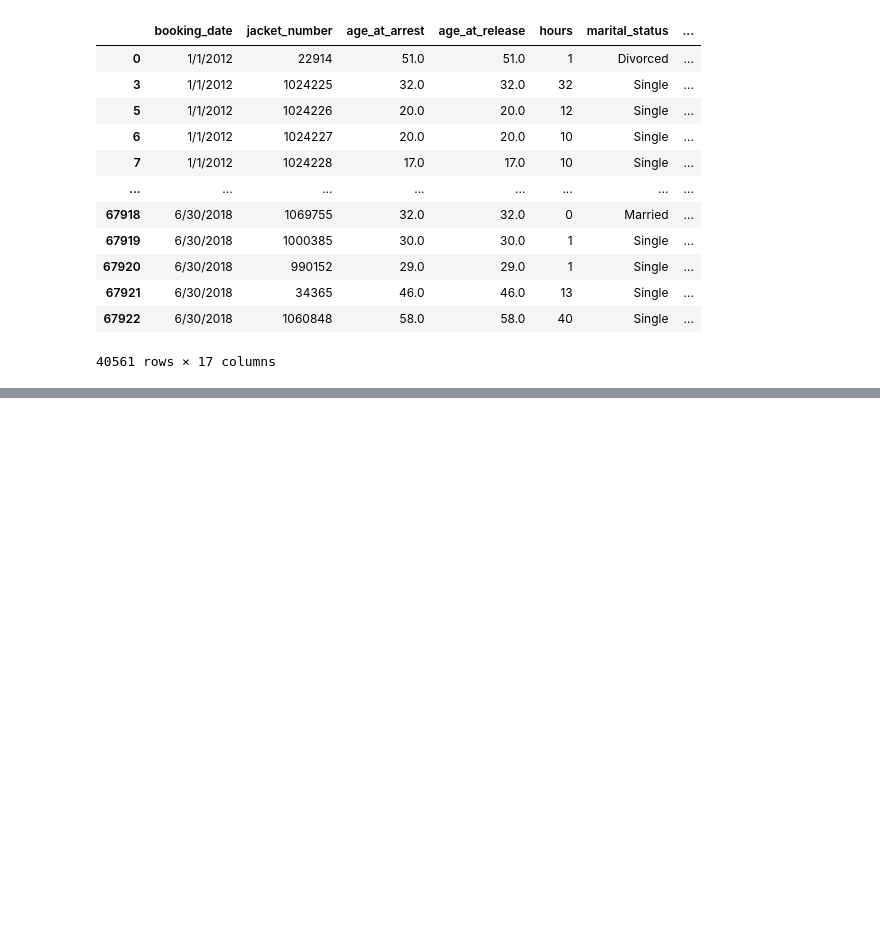
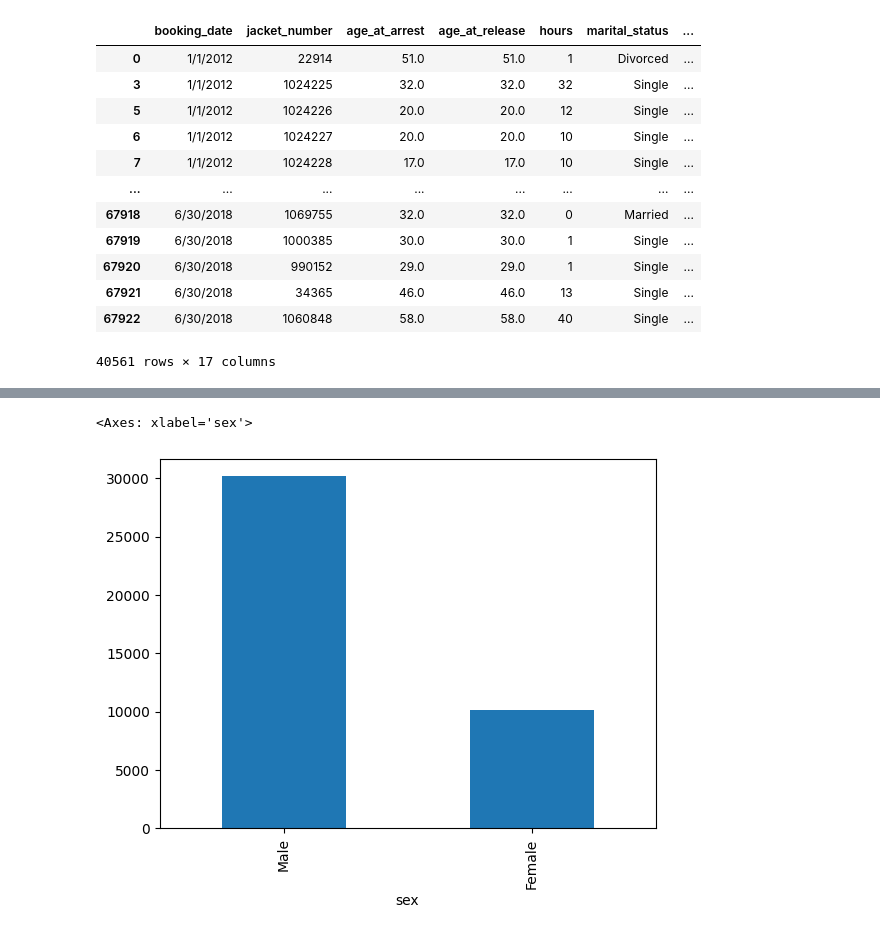
Before and after one commit to UIUC-DSC/Members-Only, a Jupyter notebook: mice_validation.ipynb, the cells around one changed output, grey strips where cells are left out. Drawn from its saved outputs; the diff is of its cells as text; code cells hidden in the pictures; blank space fills up the shorter version.

```diff
--- a/mice_validation.ipynb
+++ b/mice_validation.ipynb
@@ -459,0 +466,5 @@ plt.show()
+# %%
+clean_df['sex'].value_counts().plot(kind='bar')
+# %% [output]
+<Axes: xlabel='sex'>
+[figure, added]
```
Also changed, not shown: parts of 16 cells of this notebook, 2 other files.
